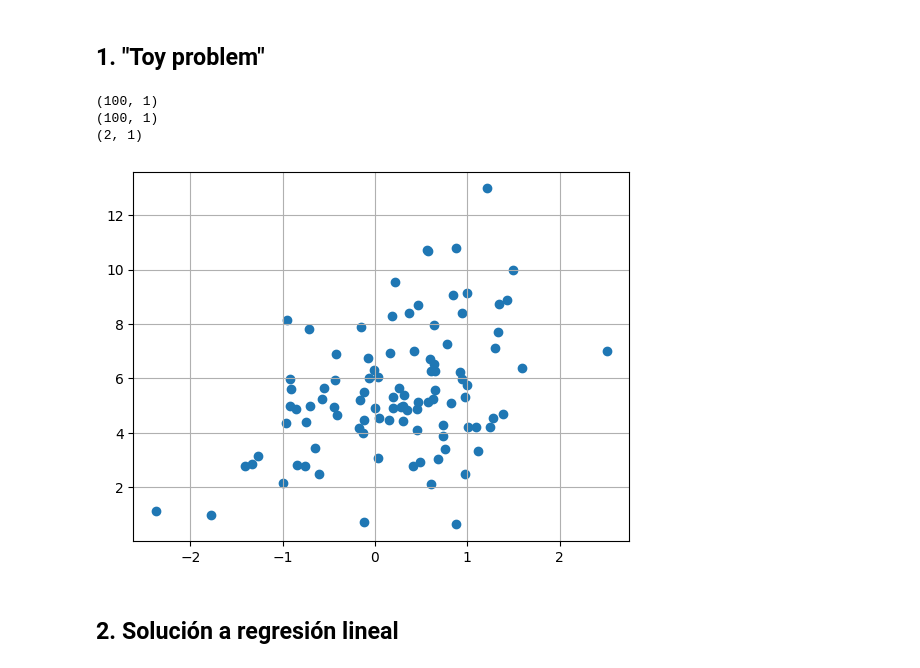
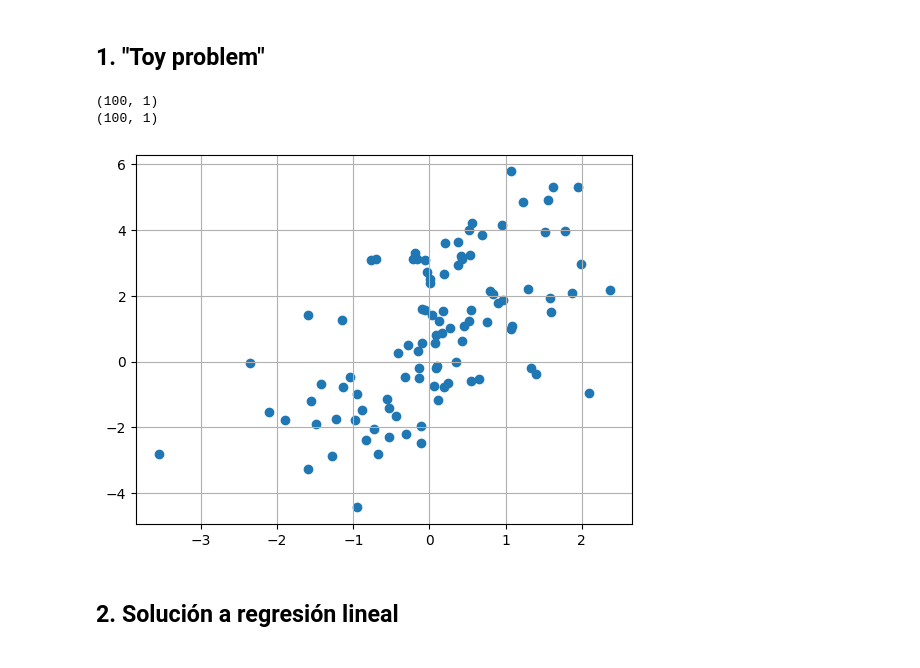
Before and after one commit to Teggun7565/SI23, a Jupyter notebook: ejercicio_1-LinearReg/linear_regression.ipynb, the cells around one changed output. Saved outputs shown, nothing was run; the diff lists cells and outputs as text; code cells hidden in the pictures.

```diff
--- a/ejercicio_1-LinearReg/linear_regression.ipynb
+++ b/ejercicio_1-LinearReg/linear_regression.ipynb
@@ -38,30 +38,28 @@ Nos interesa calcular los pesos $\hat{\boldsymbol w}$ que definan la función li
 # %%
 %matplotlib inline
 import numpy as np
 import matplotlib.pyplot as plt
 
 ## Generamos datos aleatorios con una desviación estandar conocida
 ## Alrededor de una funcion lineal conocida y = 1.2x + 0.7
 n_muestras = 100
 ruido_blanco_std = 2
 X = np.random.randn(n_muestras, 1)
 eps = np.random.randn(n_muestras, 1) * ruido_blanco_std
-w = np.array([[5, 1.2]]).T
-y = w[0] + X * w[1] + eps
+w = [[1.2]]
+y = 0.7 + X @ w + eps
 
 ## Imprimimos la dimensionalidad de nuestros datos de entrada y las etiquetas
 print(X.shape)  # X es de n_muestras, 1 (variable)
 print(y.shape)
-print(w.shape)
 
 ## Graficar los datos
 plt.scatter(X, y)
 plt.grid()
 # %% [output]
 (100, 1)
 (100, 1)
-(2, 1)
-[figure, old version]
+[figure, new version]
 # %% [markdown]
 ## 2. Solución a regresión lineal
 # %%
```
Also changed, not shown: parts of 3 cells of this notebook.
